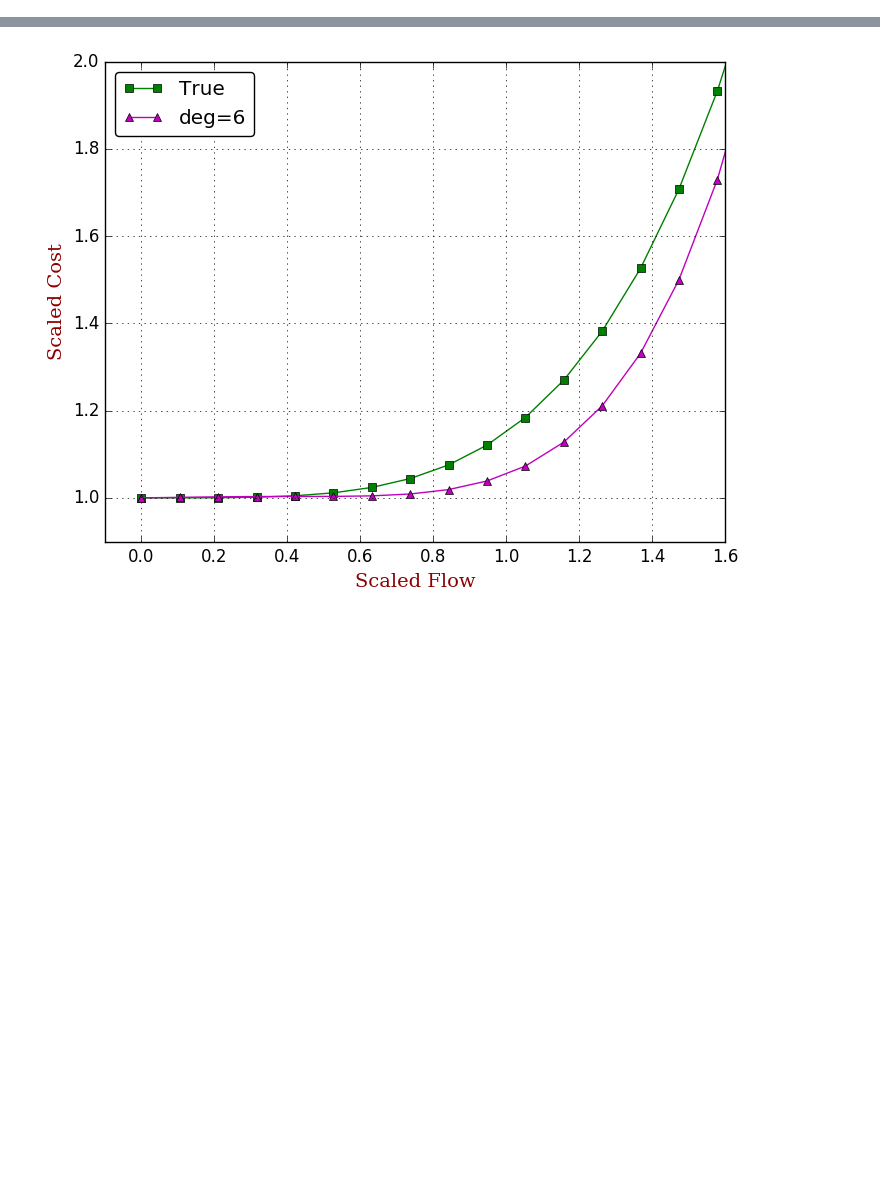
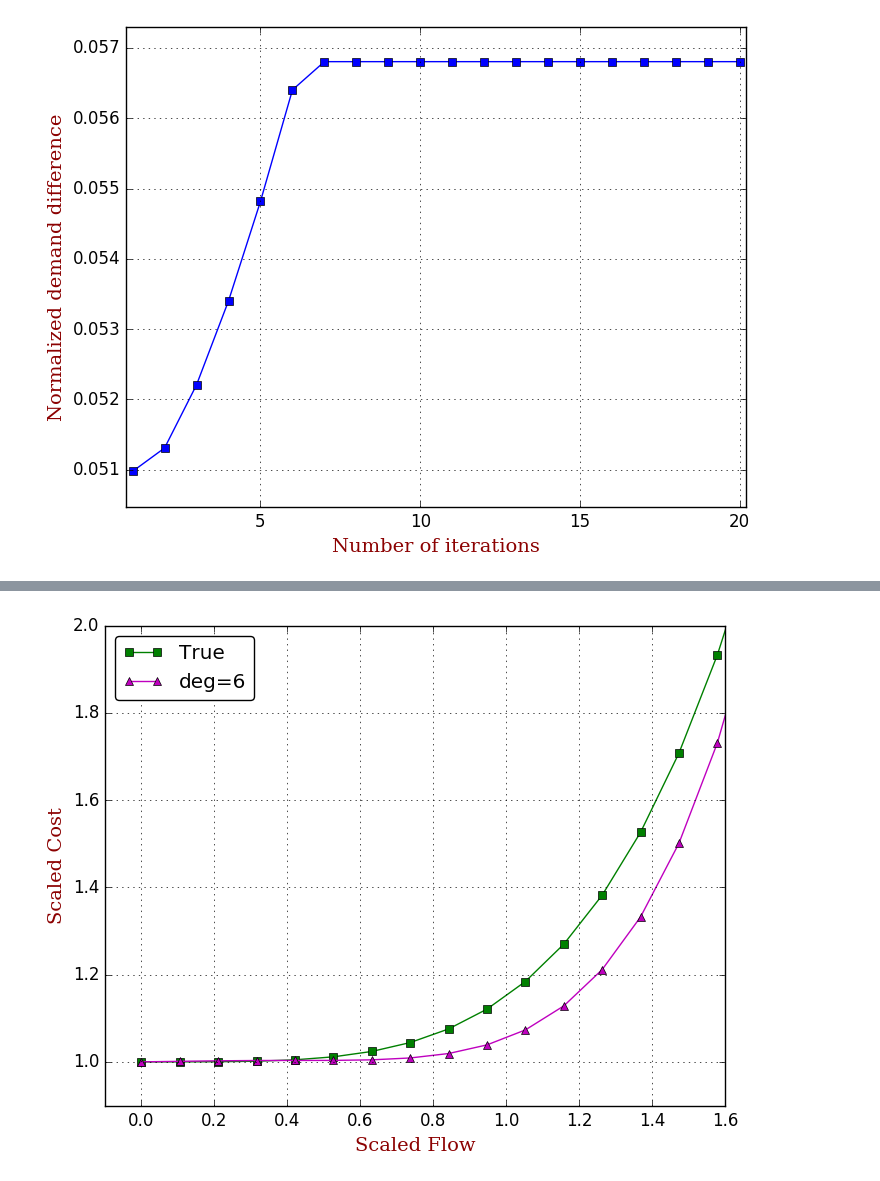
Before and after one commit to jingzbu/InverseVIsTraffic, a Jupyter notebook: 08_develop_new_OD_demand_estimator_Sioux/06_demands_adjustment_Sioux_simp_03_Gradient.ipynb, the cells around one changed output, grey strips where cells are left out. Saved outputs shown, nothing was run; the diff lists cells and outputs as text; code cells hidden in the pictures; blank space fills up the shorter version.

```diff
--- a/08_develop_new_OD_demand_estimator_Sioux/06_demands_adjustment_Sioux_simp_03_Gradient.ipynb
+++ b/08_develop_new_OD_demand_estimator_Sioux/06_demands_adjustment_Sioux_simp_03_Gradient.ipynb
@@ -21,2 +23,5 @@ objInvVIDict = Dict{Int64, Float64}();
+# %%
+demandsDiffDict[1] = norm(demandsDicToVec(demandsDict[1]) - demandsDicToVec(demandsDict[0]))/
+norm(demandsDicToVec(demandsDict[0]));
 # %%
 fcoeffs = [1, 0, 0, 0, .15];
@@ -140,3 +156,29 @@ Dict{Int64,Float64} with 10 entries:
+# %%
+using PyPlot
+
+iterNum = 1:(N+1)
+
+demandsDiff = map(iterNum->demandsDiffDict[iterNum], iterNum)
+
+# plot(iterNum, objFun, "s-g", label="True")
+
+plot(iterNum, demandsDiff, "s-b")
+
+# legend(loc="upper right",fancybox="true")
+
+grid("on")
+
+xlim(.8, N + 1 + .2)
+ylim(minimum(demandsDiff)-.0005, maximum(demandsDiff)+.0005)
+
+font1 = ["family"=>"serif", "color"=>"darkred", "weight"=>"normal", "size"=>14]
+
+xlabel("Number of iterations", fontdict=font1)
+ylabel("Normalized demand difference", fontdict=font1)
+
+savefig("demandsDiff_biLev_Sioux_simp.pdf")
+# %% [output]
+[figure, added]
 # %%
 using PyPlot
 
```
Also changed, not shown: parts of 16 cells of this notebook, 18 other files.
